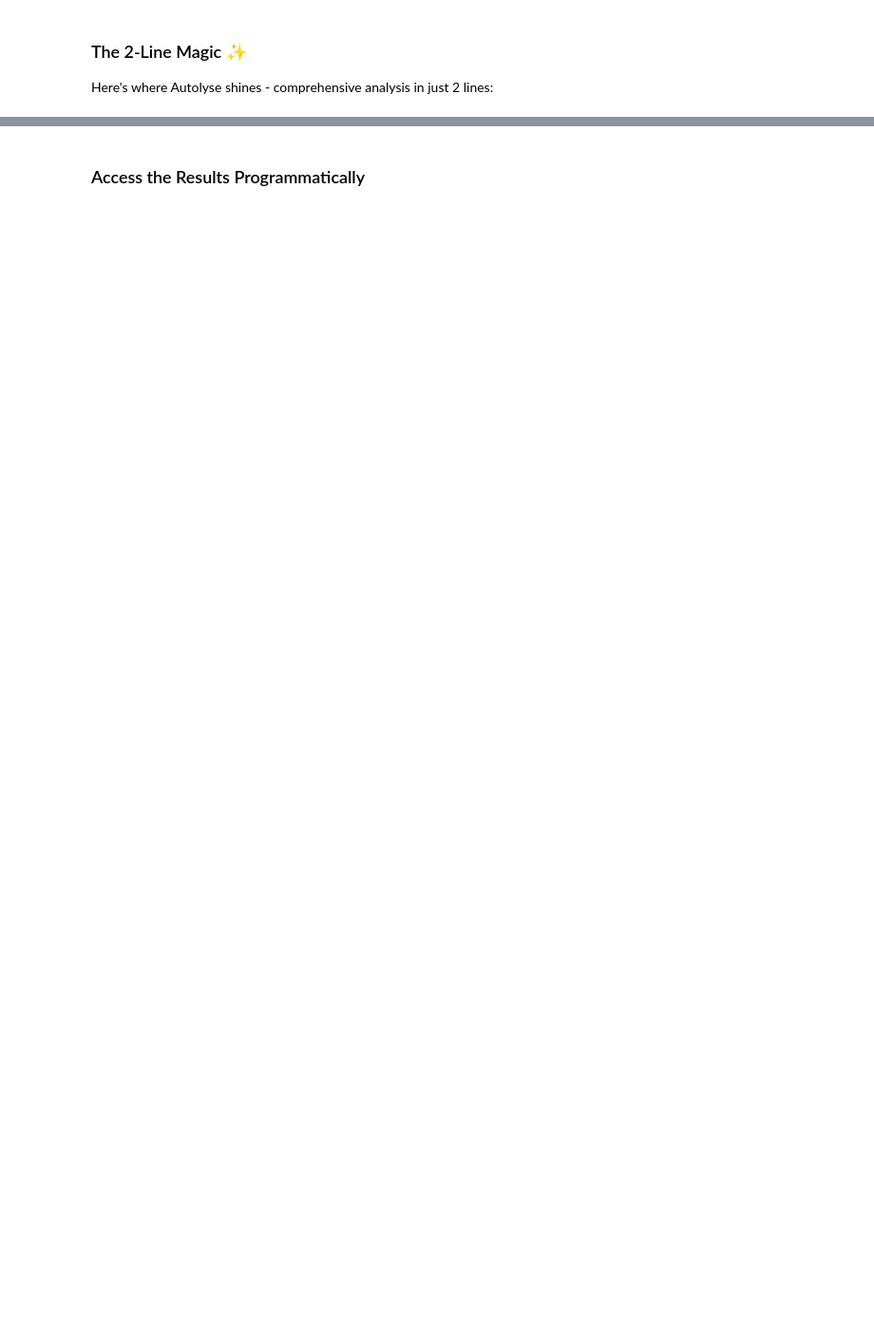
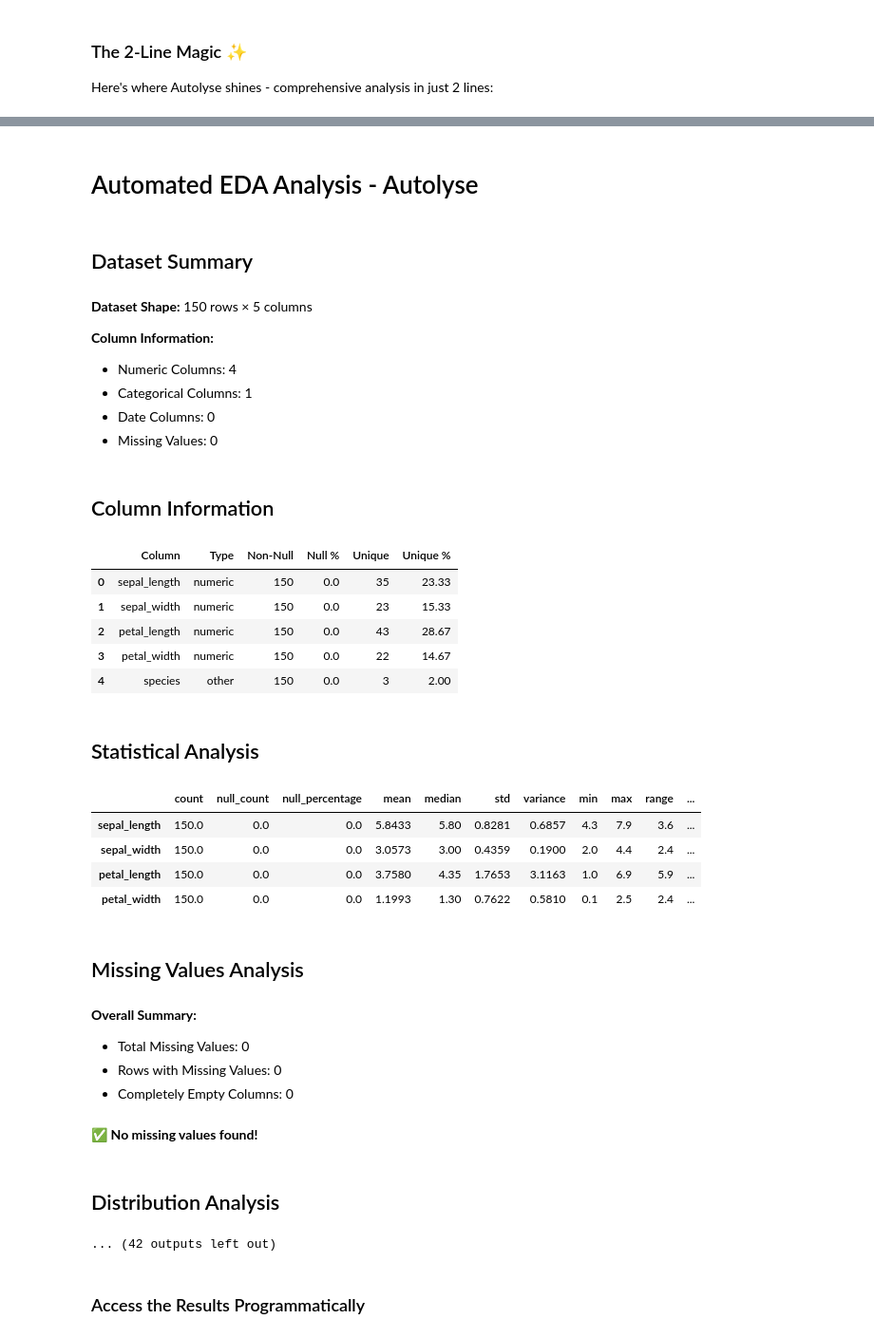
Before and after one commit to sanyamChaudhary27/Autolyse, a Jupyter notebook: examples/tutorial.ipynb, the cells around one changed output, grey strips where cells are left out. Shown at 95% size. Drawn from its saved outputs; the diff is of its cells as text; code cells hidden in the pictures; blank space fills up the shorter version.

```diff
--- a/examples/tutorial.ipynb
+++ b/examples/tutorial.ipynb
@@ -49,7 +96,10 @@ print(df.head())
 Here's where Autolyse shines - comprehensive analysis in just 2 lines:
 # %%
 # Line 1: Initialize with your preferences
-analyser = Autolyse(html=False, api_key=os.environ.get("GEMINI_KEY"))
+# html=False displays results in Jupyter
+# api_key is optional - analysis works without it
+analyser = Autolyse(html=False, api_key=GEMINI_KEY)
 
 # Line 2: Run complete analysis
 analyser.analyse(df)
+# %% [output]
@@ -56,3 +114,35 @@ analyser.analyse(df)
+# Automated EDA Analysis - Autolyse
+## Dataset Summary
+
+**Dataset Shape:** 150 rows × 5 columns
+
+**Column Information:**
+- Numeric Columns: 4
+- Categorical Columns: 1
+- Date Columns: 0
+- Missing Values: 0
+## Column Information
+|  | Column | Type | Non-Null | Null % | Unique | Unique % |
+| 0 | sepal_length | numeric | 150 | 0.0 | 35 | 23.33 |
+| 1 | sepal_width | numeric | 150 | 0.0 | 23 | 15.33 |
+| 2 | petal_length | numeric | 150 | 0.0 | 43 | 28.67 |
+| 3 | petal_width | numeric | 150 | 0.0 | 22 | 14.67 |
+| 4 | species | other | 150 | 0.0 | 3 | 2.00 |
+## Statistical Analysis
+|  | count | null_count | null_percentage | mean | median | std | variance | min | max | range | ... |
+| sepal_length | 150.0 | 0.0 | 0.0 | 5.8433 | 5.80 | 0.8281 | 0.6857 | 4.3 | 7.9 | 3.6 | ... |
+| sepal_width | 150.0 | 0.0 | 0.0 | 3.0573 | 3.00 | 0.4359 | 0.1900 | 2.0 | 4.4 | 2.4 | ... |
+| petal_length | 150.0 | 0.0 | 0.0 | 3.7580 | 4.35 | 1.7653 | 3.1163 | 1.0 | 6.9 | 5.9 | ... |
+| petal_width | 150.0 | 0.0 | 0.0 | 1.1993 | 1.30 | 0.7622 | 0.5810 | 0.1 | 2.5 | 2.4 | ... |
+## Missing Values Analysis
+
+**Overall Summary:**
+- Total Missing Values: 0
+- Rows with Missing Values: 0
+- Completely Empty Columns: 0
+✅ **No missing values found!**
+## Distribution Analysis
+... (42 outputs left out)
 # %% [markdown]
 ### Access the Results Programmatically
 # %%
```
Also changed, not shown: parts of 11 cells of this notebook, 10 other files.
